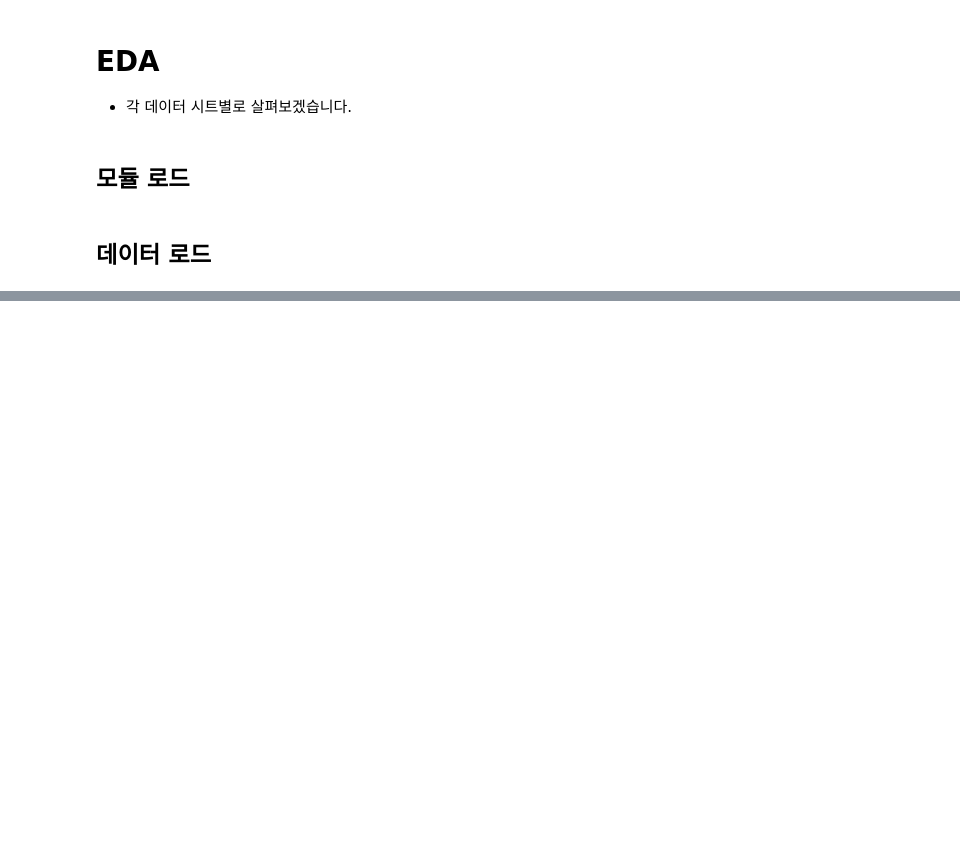
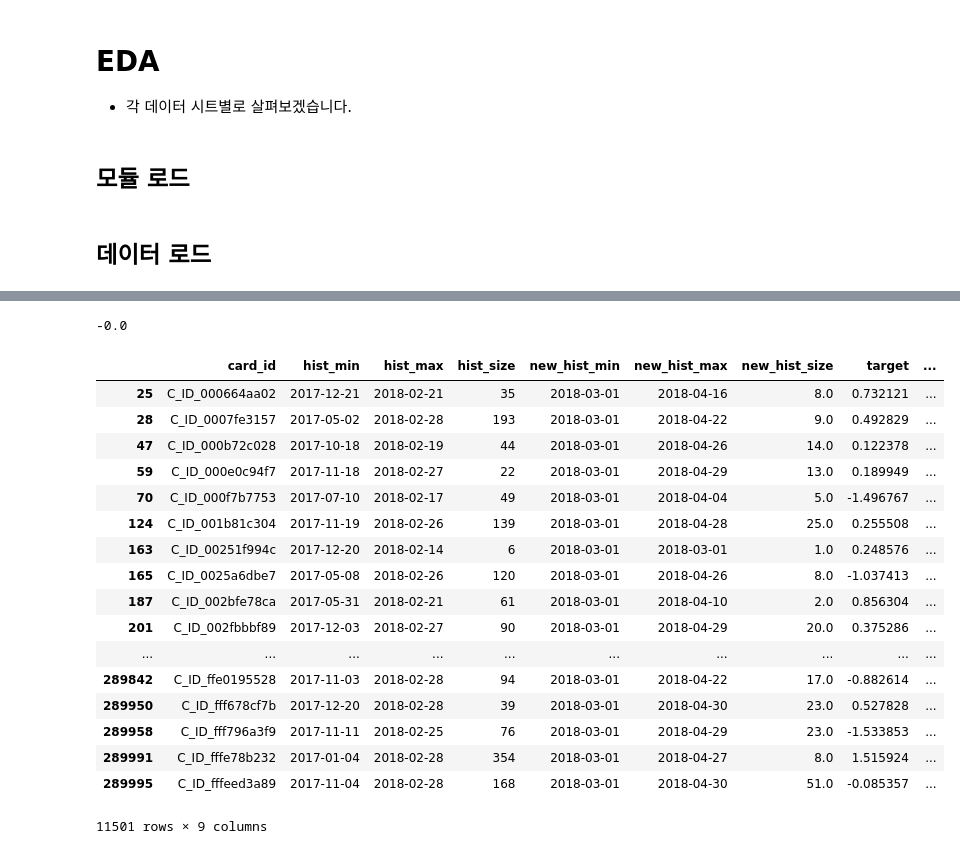
Before and after one commit to SONG-WONHO/Kaggle-Elo, a Jupyter notebook: 1-9 EDA historical.ipynb, the cells around one changed output, grey strips where cells are left out. Cells and saved outputs as stored; diff of their text form; code cells hidden in the pictures; blank space fills up the shorter version.

```diff
--- a/1-9 EDA historical.ipynb
+++ b/1-9 EDA historical.ipynb
@@ -1005,0 +179,2 @@ for mer_id in mer_idx:
+# %%
+result = result.dropna()
@@ -1005,0 +185,10 @@ for mer_id in mer_idx:
+# %%
+result = result.merge(train[['card_id', 'target']], on='card_id', how='left').dropna()
+# %%
+result['target_new'] = 2 ** result.target - 0.0000000001
+# %%
+result.target_new = np.round(result.target_new, 10)
+# %%
+result[result.target_new < 0.00001].target_new.values[0]
+# %% [output]
+-0.0
@@ -1005,0 +211,21 @@ for mer_id in mer_idx:
+# %%
+result[result.new_hist_min == '2018-03-01']
+# %% [output]
+|  | card_id | hist_min | hist_max | hist_size | new_hist_min | new_hist_max | new_hist_size | target | ... |
+| 25 | C_ID_000664aa02 | 2017-12-21 | 2018-02-21 | 35 | 2018-03-01 | 2018-04-16 | 8.0 | 0.732121 | ... |
+| 28 | C_ID_0007fe3157 | 2017-05-02 | 2018-02-28 | 193 | 2018-03-01 | 2018-04-22 | 9.0 | 0.492829 | ... |
+| 47 | C_ID_000b72c028 | 2017-10-18 | 2018-02-19 | 44 | 2018-03-01 | 2018-04-26 | 14.0 | 0.122378 | ... |
+| 59 | C_ID_000e0c94f7 | 2017-11-18 | 2018-02-27 | 22 | 2018-03-01 | 2018-04-29 | 13.0 | 0.189949 | ... |
+| 70 | C_ID_000f7b7753 | 2017-07-10 | 2018-02-17 | 49 | 2018-03-01 | 2018-04-04 | 5.0 | -1.496767 | ... |
+| 124 | C_ID_001b81c304 | 2017-11-19 | 2018-02-26 | 139 | 2018-03-01 | 2018-04-28 | 25.0 | 0.255508 | ... |
+| 163 | C_ID_00251f994c | 2017-12-20 | 2018-02-14 | 6 | 2018-03-01 | 2018-03-01 | 1.0 | 0.248576 | ... |
+| 165 | C_ID_0025a6dbe7 | 2017-05-08 | 2018-02-26 | 120 | 2018-03-01 | 2018-04-26 | 8.0 | -1.037413 | ... |
+| 187 | C_ID_002bfe78ca | 2017-05-31 | 2018-02-21 | 61 | 2018-03-01 | 2018-04-10 | 2.0 | 0.856304 | ... |
+| 201 | C_ID_002fbbbf89 | 2017-12-03 | 2018-02-27 | 90 | 2018-03-01 | 2018-04-29 | 20.0 | 0.375286 | ... |
+| ... | ... | ... | ... | ... | ... | ... | ... | ... | ... |
+| 289842 | C_ID_ffe0195528 | 2017-11-03 | 2018-02-28 | 94 | 2018-03-01 | 2018-04-22 | 17.0 | -0.882614 | ... |
+| 289950 | C_ID_fff678cf7b | 2017-12-20 | 2018-02-28 | 39 | 2018-03-01 | 2018-04-30 | 23.0 | 0.527828 | ... |
+| 289958 | C_ID_fff796a3f9 | 2017-11-11 | 2018-02-25 | 76 | 2018-03-01 | 2018-04-29 | 23.0 | -1.533853 | ... |
+| 289991 | C_ID_fffe78b232 | 2017-01-04 | 2018-02-28 | 354 | 2018-03-01 | 2018-04-27 | 8.0 | 1.515924 | ... |
+| 289995 | C_ID_fffeed3a89 | 2017-11-04 | 2018-02-28 | 168 | 2018-03-01 | 2018-04-30 | 51.0 | -0.085357 | ... |
+11501 rows × 9 columns
```
Also changed, not shown: parts of 110 cells of this notebook.
